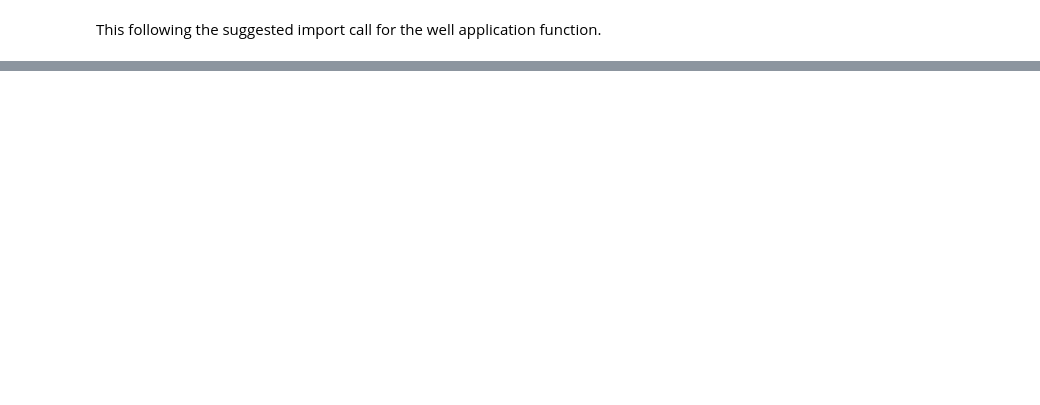
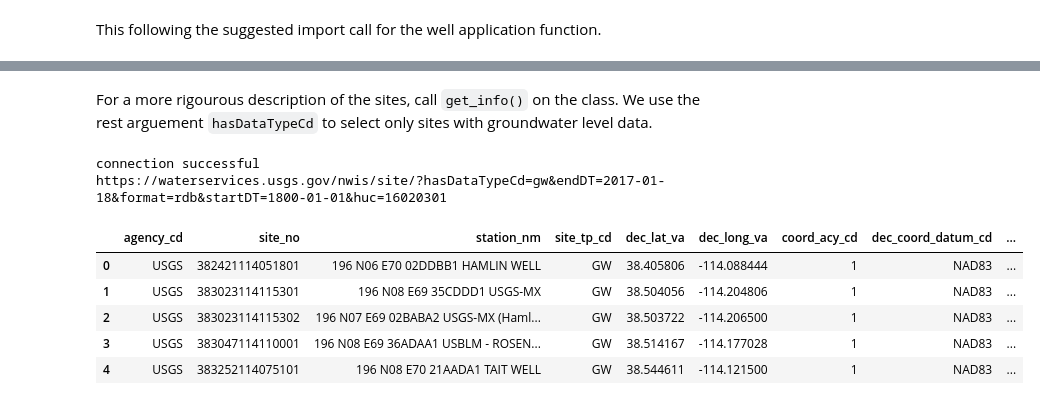
Before and after one commit to utah-geological-survey/WellApplication, a Jupyter notebook: docs/USGS_Interpolate.ipynb, the cells around one changed output, grey strips where cells are left out. Saved outputs shown, nothing was run; the diff lists cells and outputs as text; code cells hidden in the pictures; blank space fills up the shorter version.

```diff
--- a/docs/USGS_Interpolate.ipynb
+++ b/docs/USGS_Interpolate.ipynb
@@ -111,0 +65,14 @@ USGS.HUCplot(HUClist) #cedar city valley
+# %% [markdown]
+For a more rigourous description of the sites, call `get_info()` on the class. We use the rest arguement `hasDataTypeCd` to select only sites with groundwater level data.
+# %%
+detail_siteinfo = USGS.get_info(hasDataTypeCd='gw')
+detail_siteinfo.head()
+# %% [output]
+connection successful
+https://waterservices.usgs.gov/nwis/site/?hasDataTypeCd=gw&endDT=2017-01-18&format=rdb&startDT=1800-01-01&huc=16020301
+|  | agency_cd | site_no | station_nm | site_tp_cd | dec_lat_va | dec_long_va | coord_acy_cd | dec_coord_datum_cd | ... |
+| 0 | USGS | 382421114051801 | 196 N06 E70 02DDBB1 HAMLIN WELL | GW | 38.405806 | -114.088444 | 1 | NAD83 | ... |
+| 1 | USGS | 383023114115301 | 196 N08 E69 35CDDD1 USGS-MX | GW | 38.504056 | -114.204806 | 1 | NAD83 | ... |
+| 2 | USGS | 383023114115302 | 196 N07 E69 02BABA2 USGS-MX (Haml... | GW | 38.503722 | -114.206500 | 1 | NAD83 | ... |
+| 3 | USGS | 383047114110001 | 196 N08 E69 36ADAA1 USBLM - ROSEN... | GW | 38.514167 | -114.177028 | 1 | NAD83 | ... |
+| 4 | USGS | 383252114075101 | 196 N08 E70 21AADA1 TAIT WELL | GW | 38.544611 | -114.121500 | 1 | NAD83 | ... |
```
Also changed, not shown: parts of 43 cells of this notebook, 3 other files.
